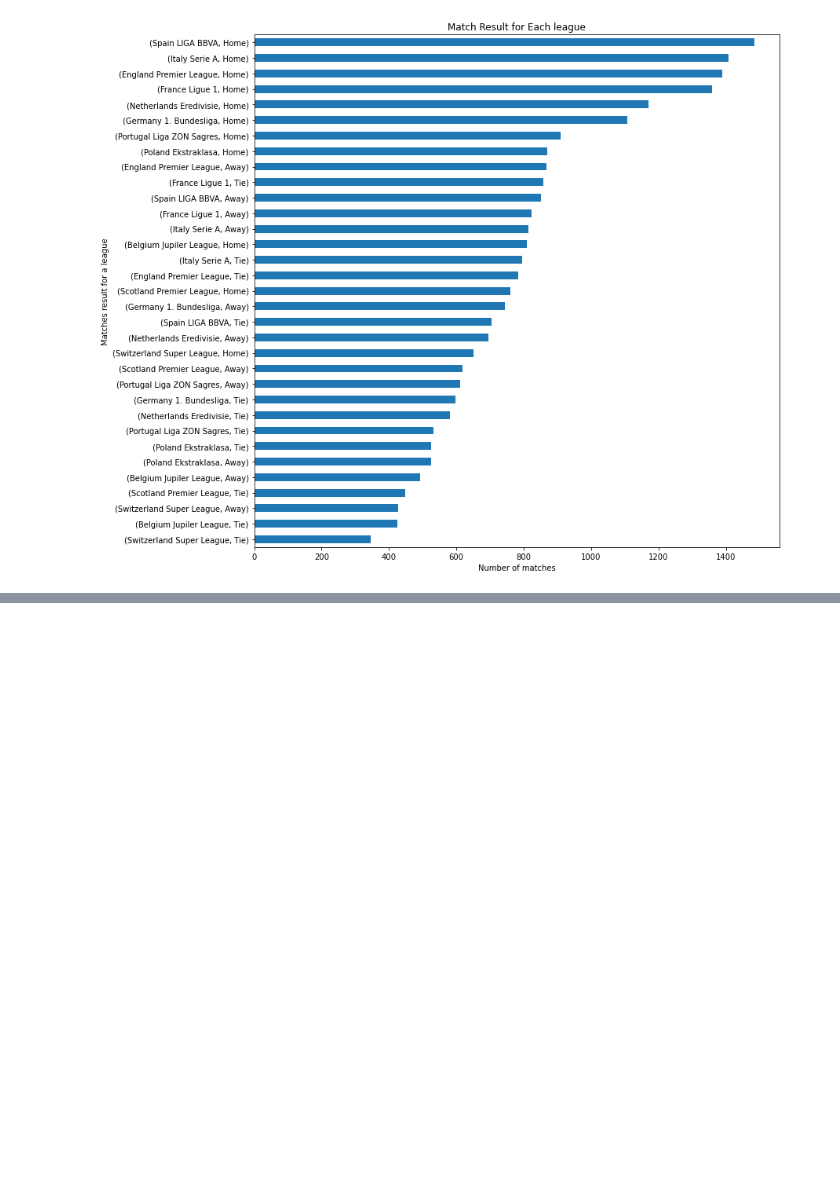
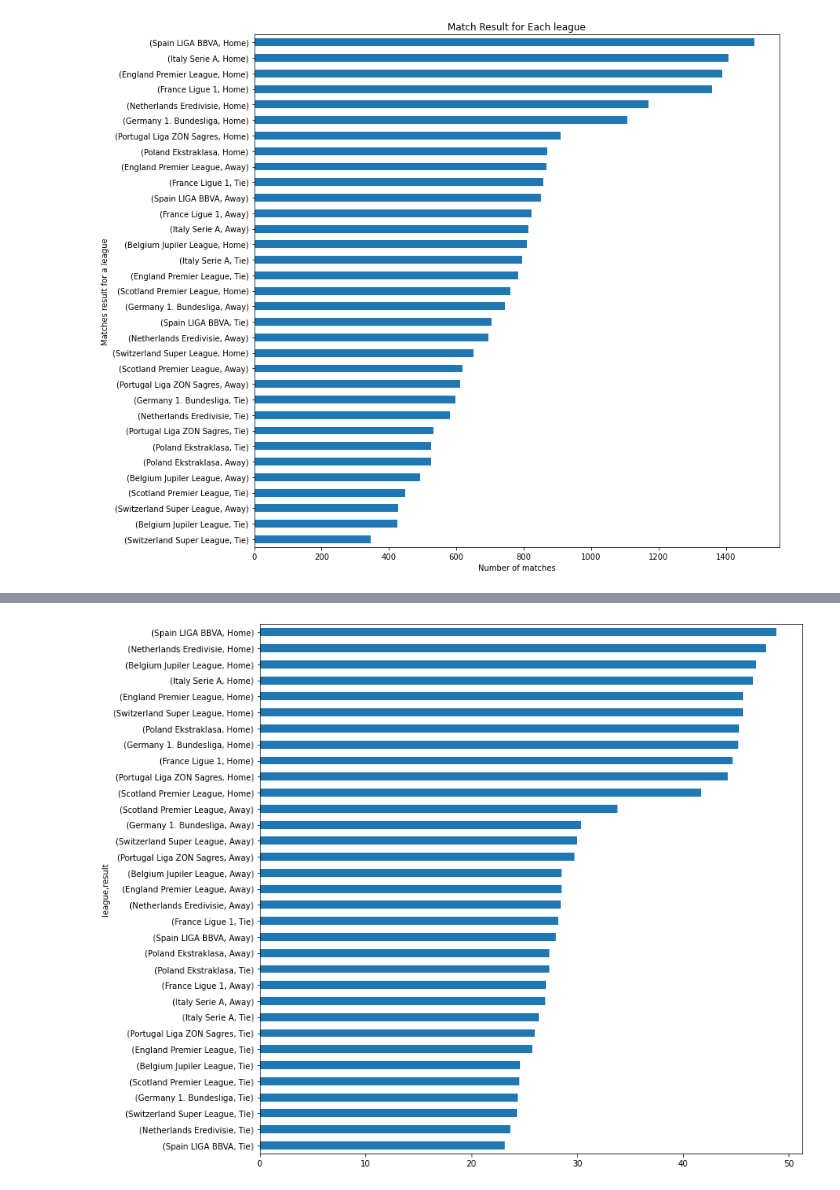
Before and after one commit to tunji-dev/Udacity_Data_Analyst_Nanodegree, a Jupyter notebook: project_2_investigate_soccer_dataset/soccer_dataset.ipynb, the cells around one changed output, grey strips where cells are left out. Cells and saved outputs as stored; diff of their text form; code cells hidden in the pictures; blank space fills up the shorter version.

```diff
--- a/project_2_investigate_soccer_dataset/soccer_dataset.ipynb
+++ b/project_2_investigate_soccer_dataset/soccer_dataset.ipynb
@@ -310,0 +313,3 @@ plt.title('Match Result for Each league');
+# %%
+a = league_matches.groupby(['league'])['home_team_goal'].count().to_frame().reset_index()
+a
@@ -310,0 +331,3 @@ plt.title('Match Result for Each league');
+# %%
+b= league_matches.groupby(['league','result'])['home_team_goal'].count().to_frame().reset_index()
+b.head()
@@ -310,0 +341,7 @@ plt.title('Match Result for Each league');
+# %%
+prop = a.merge(b, on='league')
+prop['proportion'] = prop['home_team_goal_y']/prop['home_team_goal_x'] * 100
+prop_indexed = prop.set_index(['league','result'])
+prop_indexed['proportion'].sort_values().plot(kind='barh', figsize=(12,12));
+# %% [output]
+[figure, added]
```
Also changed, not shown: parts of 4 cells of this notebook.
